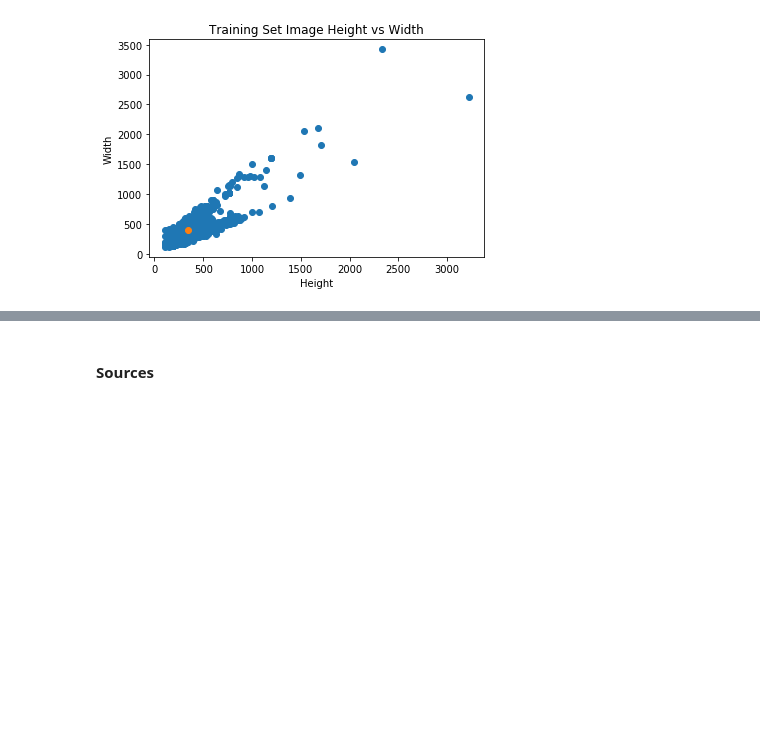
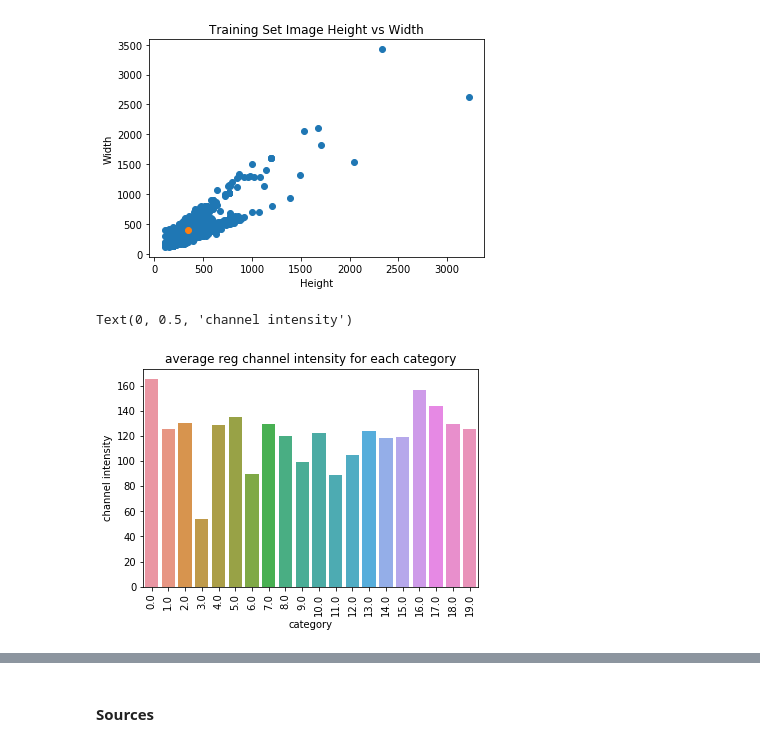
Before and after one commit to Chazzzzzzz/data100-final-project-2019, a Jupyter notebook: GradProject_NB2.ipynb, the cells around one changed output, grey strips where cells are left out. Saved outputs shown, nothing was run; the diff lists cells and outputs as text; code cells hidden in the pictures; blank space fills up the shorter version.

```diff
--- a/GradProject_NB2.ipynb
+++ b/GradProject_NB2.ipynb
@@ -154,3 +177,23 @@ plt.title("Training Set Image Height vs Width")
 plt.show()
 # %% [output]
 [figure]
+# %%
+red_avg = []
+for image in train['Pictures']:
+    red_avg.append(np.mean(image, axis=(0, 1))[2])
+
+red_avg = pd.Series(red_avg)
+encoding = train["Encoding"]
+
+frame = { 'red_avg': red_avg, 'encoding': encoding }
+result = pd.DataFrame(frame)
+result = result.groupby("encoding").mean()
+result = result.reset_index()
+sns.barplot(x="encoding", y="red_avg", data=result)
+plt.xticks(rotation=90)
+plt.title("average reg channel intensity for each category")
+plt.xlabel("category")
+plt.ylabel("channel intensity")
+# %% [output]
+Text(0, 0.5, 'channel intensity')
+[figure, added]
```
Also changed, not shown: parts of 5 cells of this notebook, 6 other files.
